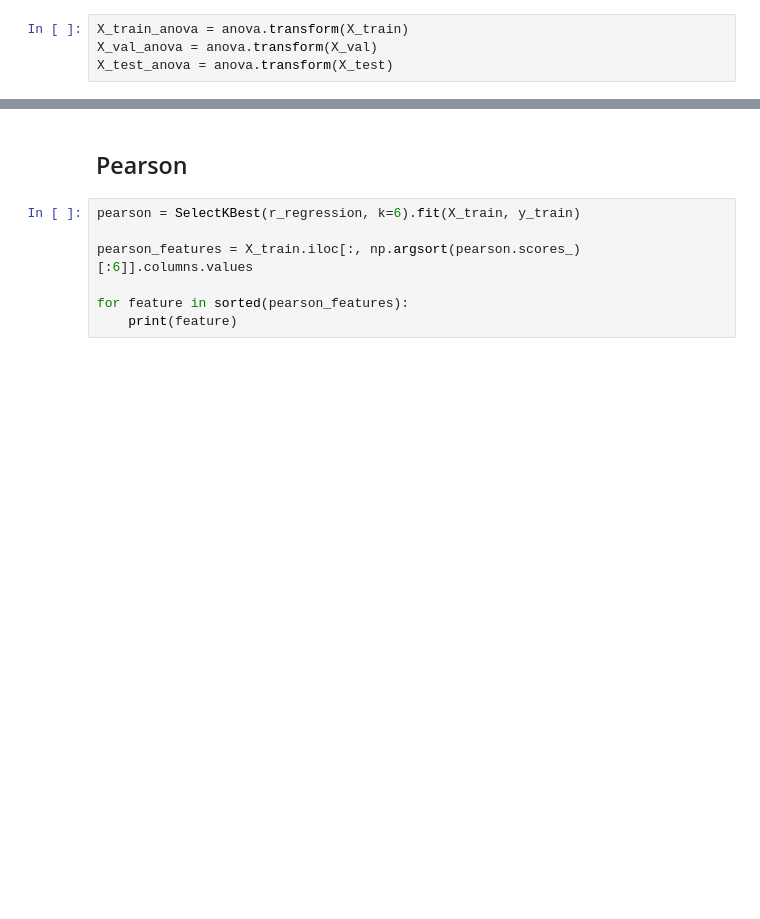
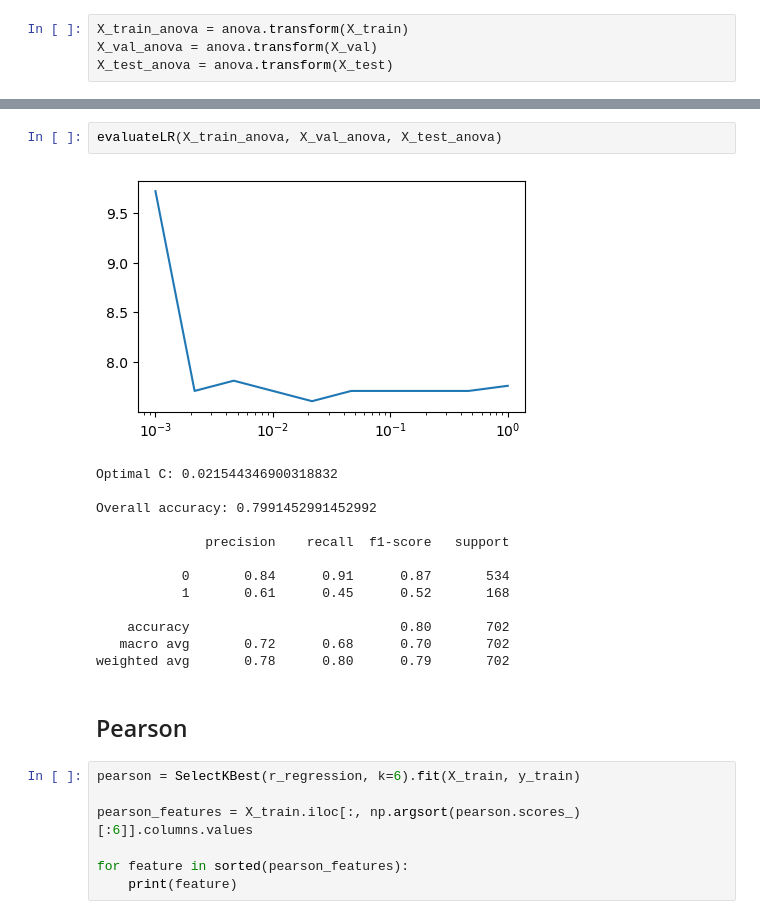
Before and after one commit to prat-man/CSE-572-Data-Mining, a Jupyter notebook: causality.ipynb, the cells around one changed output, grey strips where cells are left out. Saved outputs shown, nothing was run; the diff lists cells and outputs as text; blank space fills up the shorter version.

```diff
--- a/causality.ipynb
+++ b/causality.ipynb
@@ -163,3 +303,19 @@ evaluateKNN(X_train_anova, X_val_anova, X_test_anova)
+# %%
+evaluateLR(X_train_anova, X_val_anova, X_test_anova)
+# %% [output]
+[figure, added]
+Optimal C: 0.021544346900318832
+
+Overall accuracy: 0.7991452991452992
+
+              precision    recall  f1-score   support
+
+           0       0.84      0.91      0.87       534
+           1       0.61      0.45      0.52       168
+
+    accuracy                           0.80       702
+   macro avg       0.72      0.68      0.70       702
+weighted avg       0.78      0.80      0.79       702
 # %% [markdown]
 ## Pearson
 # %%
```
Also changed, not shown: parts of 17 cells of this notebook.
